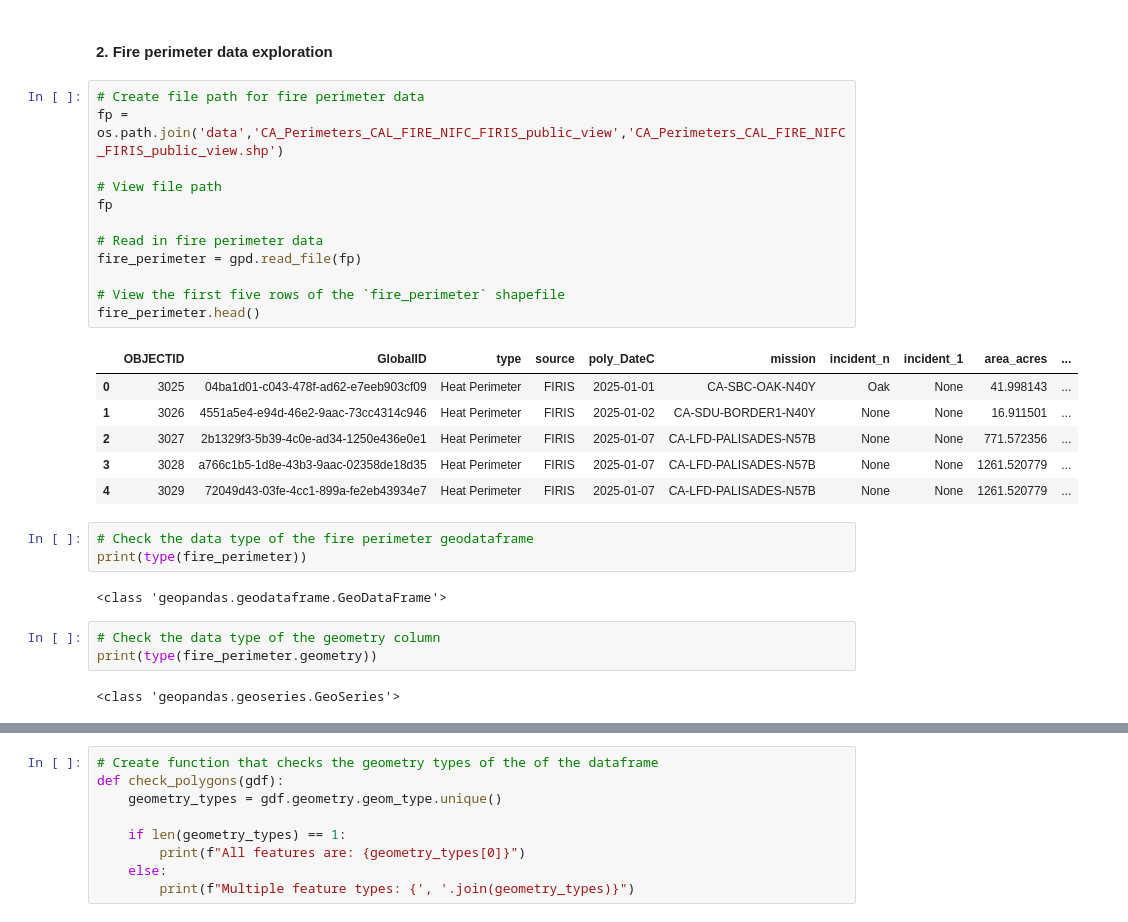
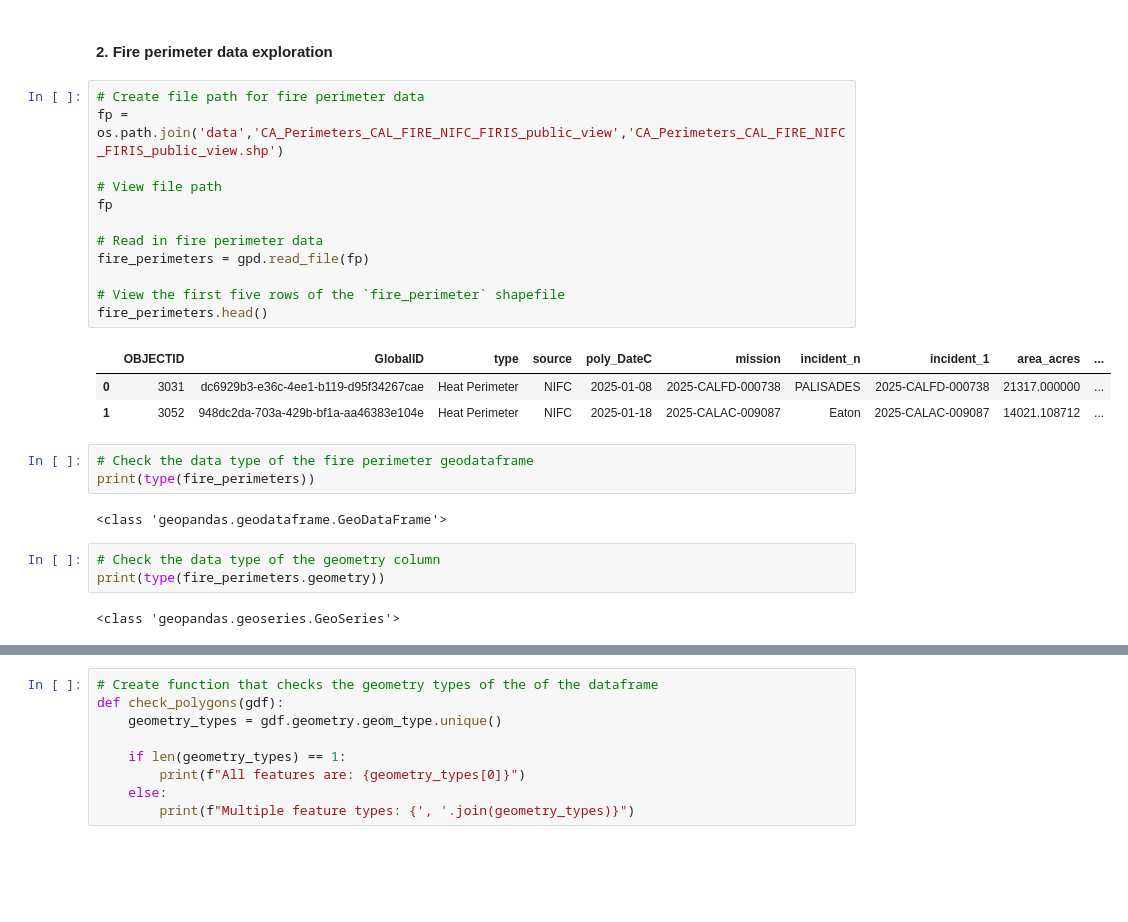
Before and after one commit to mmorenorolon/eds220-hwk4, a Jupyter notebook: hwk4-task2-false-color-MORENOROLON.ipynb, the cells around one changed output, grey strips where cells are left out. Saved outputs shown, nothing was run; the diff lists cells and outputs as text; blank space fills up the shorter version.

```diff
--- a/hwk4-task2-false-color-MORENOROLON.ipynb
+++ b/hwk4-task2-false-color-MORENOROLON.ipynb
@@ -35,30 +35,27 @@ from shapely.geometry import box
 # %%
 # Create file path for fire perimeter data
 fp = os.path.join('data','CA_Perimeters_CAL_FIRE_NIFC_FIRIS_public_view','CA_Perimeters_CAL_FIRE_NIFC_FIRIS_public_view.shp')
 
 # View file path
 fp
 
 # Read in fire perimeter data
-fire_perimeter = gpd.read_file(fp)
+fire_perimeters = gpd.read_file(fp)
 
 # View the first five rows of the `fire_perimeter` shapefile
-fire_perimeter.head()
+fire_perimeters.head()
 # %% [output]
 |  | OBJECTID | GlobalID | type | source | poly_DateC | mission | incident_n | incident_1 | area_acres | ... |
-| 0 | 3025 | 04ba1d01-c043-478f-ad62-e7eeb903cf09 | Heat Perimeter | FIRIS | 2025-01-01 | CA-SBC-OAK-N40Y | Oak | None | 41.998143 | ... |
-| 1 | 3026 | 4551a5e4-e94d-46e2-9aac-73cc4314c946 | Heat Perimeter | FIRIS | 2025-01-02 | CA-SDU-BORDER1-N40Y | None | None | 16.911501 | ... |
-| 2 | 3027 | 2b1329f3-5b39-4c0e-ad34-1250e436e0e1 | Heat Perimeter | FIRIS | 2025-01-07 | CA-LFD-PALISADES-N57B | None | None | 771.572356 | ... |
-| 3 | 3028 | a766c1b5-1d8e-43b3-9aac-02358de18d35 | Heat Perimeter | FIRIS | 2025-01-07 | CA-LFD-PALISADES-N57B | None | None | 1261.520779 | ... |
-| 4 | 3029 | 72049d43-03fe-4cc1-899a-fe2eb43934e7 | Heat Perimeter | FIRIS | 2025-01-07 | CA-LFD-PALISADES-N57B | None | None | 1261.520779 | ... |
+| 0 | 3031 | dc6929b3-e36c-4ee1-b119-d95f34267cae | Heat Perimeter | NIFC | 2025-01-08 | 2025-CALFD-000738 | PALISADES | 2025-CALFD-000738 | 21317.000000 | ... |
+| 1 | 3052 | 948dc2da-703a-429b-bf1a-aa46383e104e | Heat Perimeter | NIFC | 2025-01-18 | 2025-CALAC-009087 | Eaton | 2025-CALAC-009087 | 14021.108712 | ... |
 # %%
 # Check the data type of the fire perimeter geodataframe
-print(type(fire_perimeter))
+print(type(fire_perimeters))
 # %% [output]
 <class 'geopandas.geodataframe.GeoDataFrame'>
 # %%
 # Check the data type of the geometry column
-print(type(fire_perimeter.geometry))
+print(type(fire_perimeters.geometry))
 # %% [output]
 <class 'geopandas.geoseries.GeoSeries'>
 # %%
```
Also changed, not shown: parts of 19 cells of this notebook.
